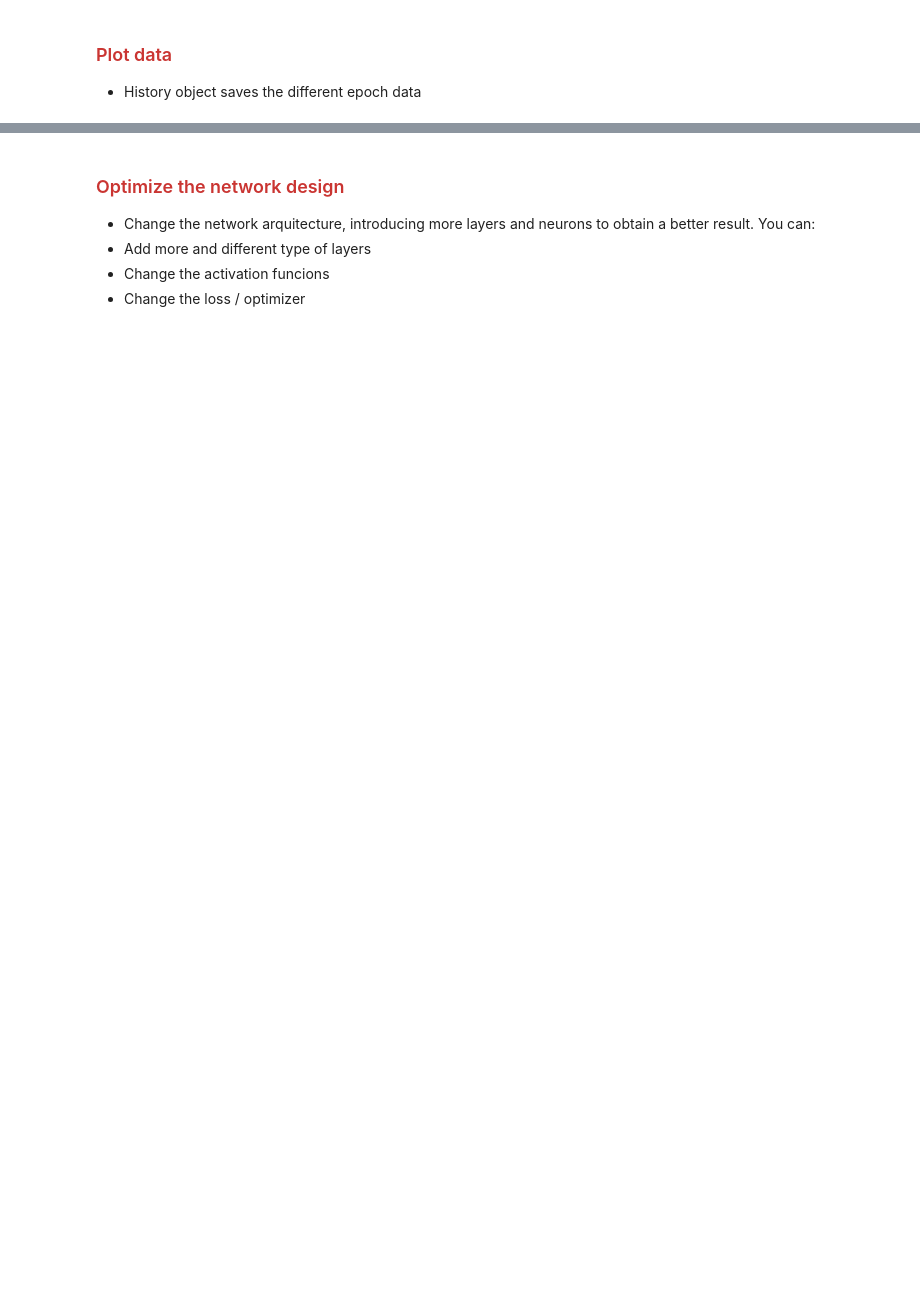
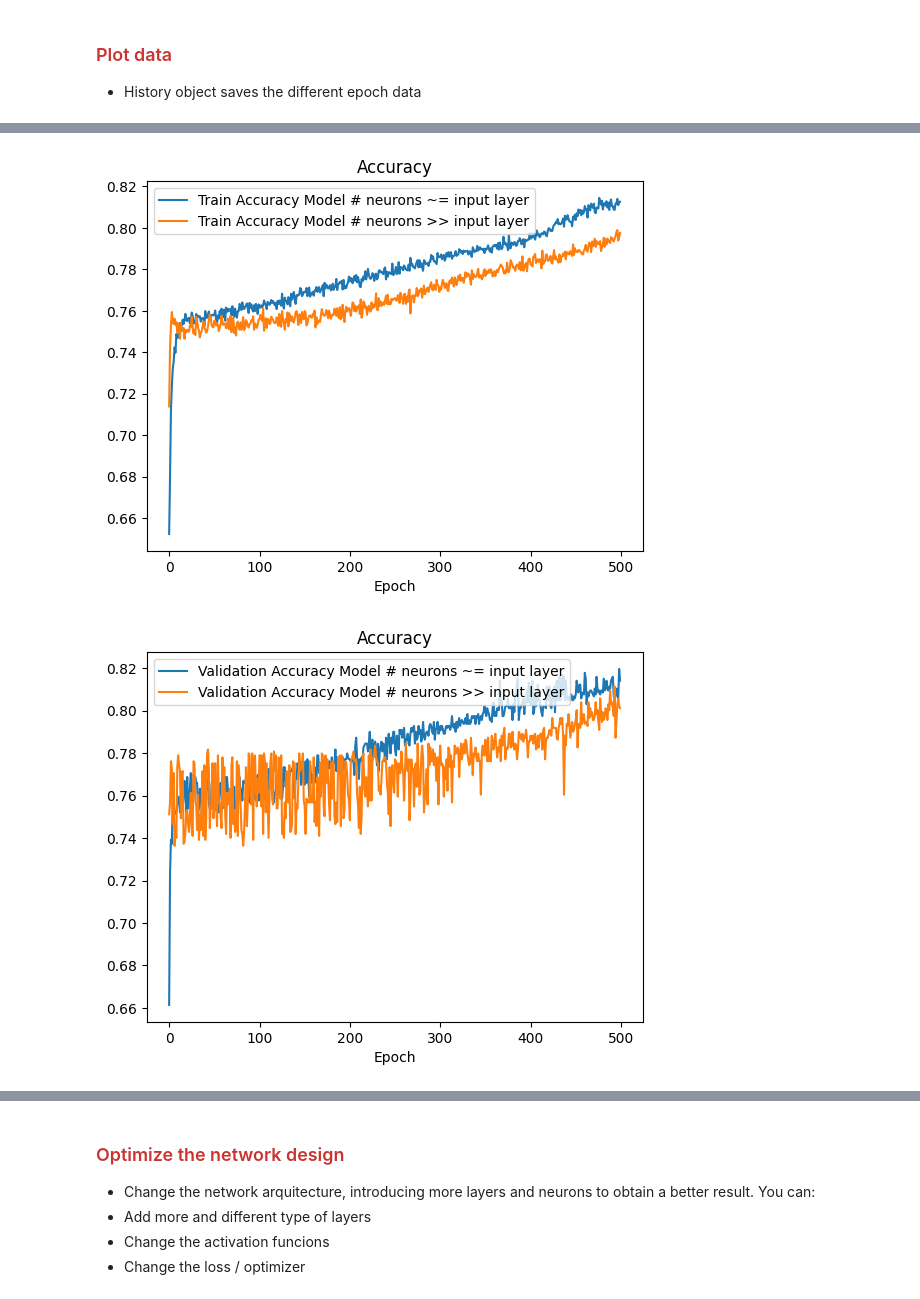
Before and after one commit to Javimh18/FundamentosDL, a Jupyter notebook: Lab2/lab2a.ipynb, the cells around one changed output, grey strips where cells are left out. Drawn from its saved outputs; the diff is of its cells as text; code cells hidden in the pictures; blank space fills up the shorter version.

```diff
--- a/Lab2/lab2a.ipynb
+++ b/Lab2/lab2a.ipynb
@@ -268,0 +266,66 @@ dict_keys(['loss', 'accuracy', 'val_loss', 'val_accuracy'])
+# %%
+#-------------------------------------------------------------------------------
+# TO-DO block: Explain what you observe
+#-------------------------------------------------------------------------------
+# Using a small number of neurons in the hidden layer (~= input layer)
+
+nn_little = Sequential()
+
+nn_little.add(Dense(7, 'sigmoid', input_shape=(5,)))
+nn_little.add(Dense(1, 'linear', use_bias=True))
+
+learning_RATE=0.01
+nn_little.compile(optimizer = keras.optimizers.SGD(learning_rate=learning_RATE), loss='mse', metrics=['accuracy'])
+history_little = nn_little.fit(x, y, verbose=0, epochs=500, validation_split=0.2)
+
+# Using a big number of neurons in the hidden layer (>> input layer)
+
+nn_big = Sequential()
+
+nn_big.add(Dense(40, 'sigmoid', input_shape=(5,)))
+nn_big.add(Dense(1, 'linear', use_bias=True))
+
+learning_RATE=0.01
+nn_big.compile(optimizer = keras.optimizers.SGD(learning_rate=learning_RATE), loss='mse', metrics=['accuracy'])
+history_big = nn_big.fit(x, y, verbose=0, epochs=500, validation_split=0.2)
+
+# Now we plot the data of the histories for both models
+
+plt.plot(history_little.history['accuracy'], label='Train Accuracy Model # neurons ~= input layer')
+plt.plot(history_big.history['accuracy'], label='Train Accuracy Model # neurons >> input layer')
+plt.title('Accuracy')
+plt.ylabel('')
+plt.xlabel('Epoch')
+plt.legend(loc="upper left")
+plt.show()
+
+plt.plot(history_little.history['val_accuracy'], label='Validation Accuracy Model # neurons ~= input layer')
+plt.plot(history_big.history['val_accuracy'], label='Validation Accuracy Model # neurons >> input layer')
+plt.title('Accuracy')
+plt.ylabel('')
+plt.xlabel('Epoch')
+plt.legend(loc="upper left")
+plt.show()
+
+plt.plot(history_little.history['loss'], label='Train Loss on model # neurons ~= input layer')
+plt.plot(history_big.history['loss'], label='Train Loss on model # neurons >> input layer')
+plt.title('Mean Square Error')
+plt.ylabel('')
+plt.xlabel('Epoch')
+plt.legend(loc="upper left")
+plt.show()
+
+plt.plot(history_little.history['val_loss'], label='Validation Loss on model # neurons ~= input layer')
+plt.plot(history_big.history['val_loss'], label='Validation Loss on model # neurons >> input layer')
+plt.title('Mean Square Error')
+plt.ylabel('')
+plt.xlabel('Epoch')
+plt.legend(loc="upper left")
+plt.show()
+
+#-------------------------------------------------------------------------------
+# End of TO-DO block
+#-------------------------------------------------------------------------------
+# %% [output]
+[figure, added]
+[figure, added]
```
Also changed, not shown: parts of 14 cells of this notebook.
